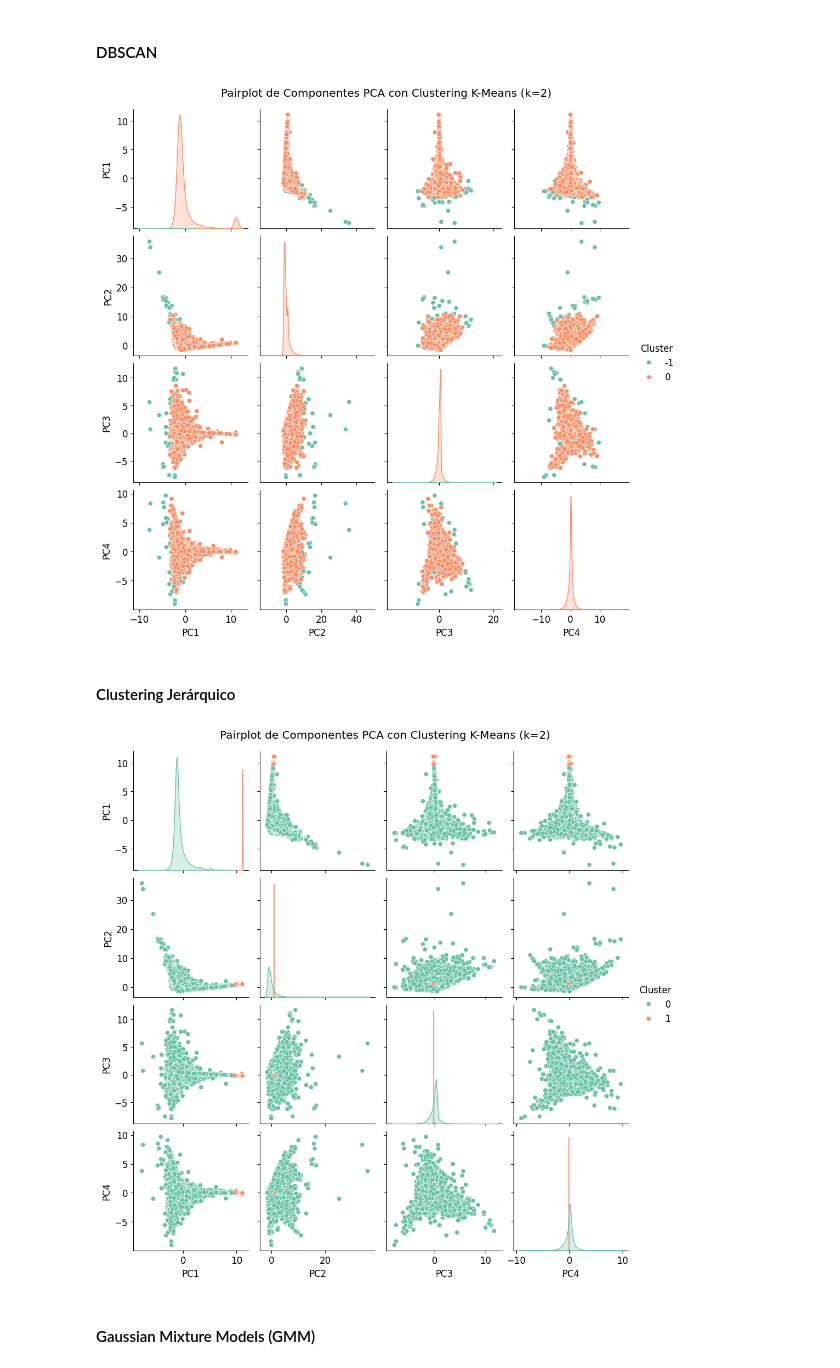
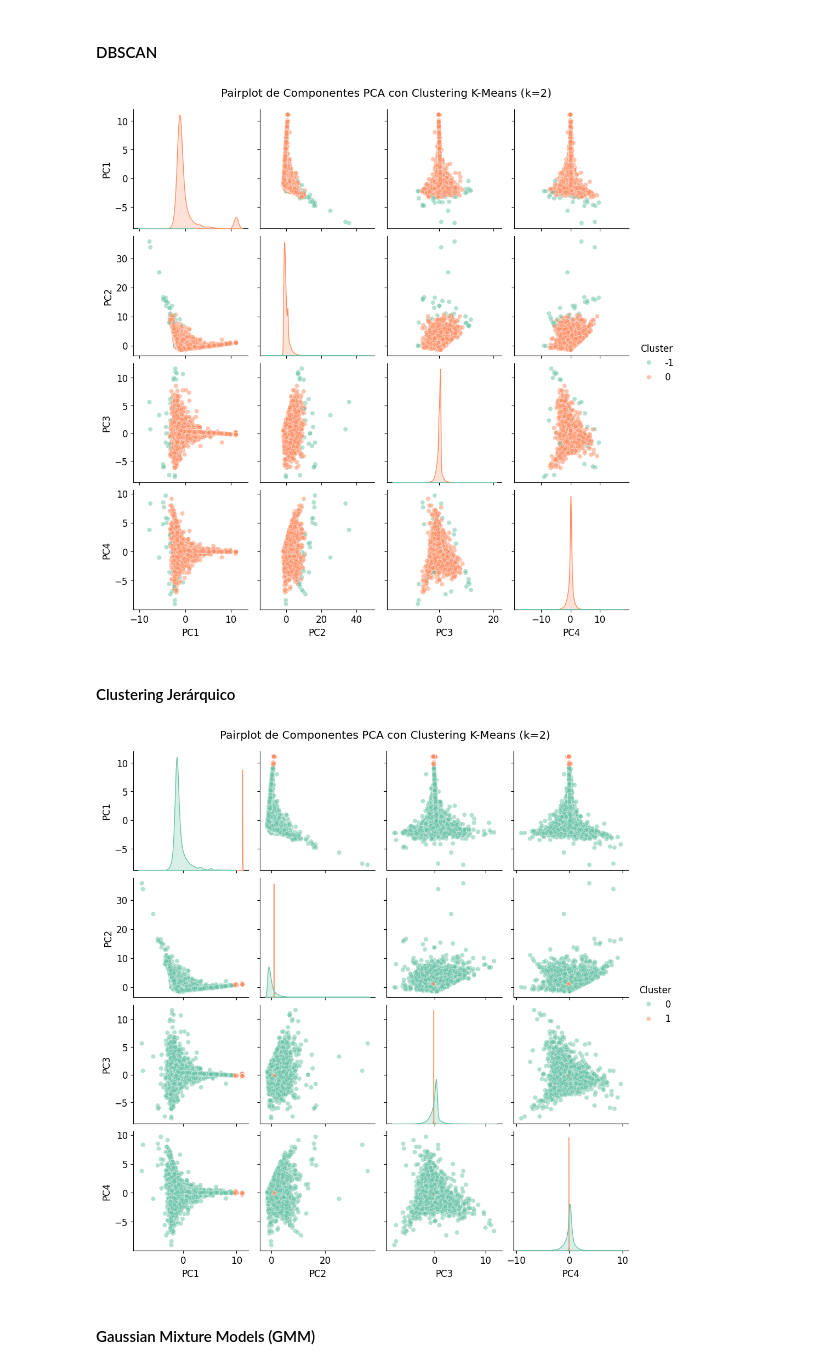
Before and after one commit to Mrldmz/AED-P3, a Jupyter notebook: main.ipynb, the cells around one changed output. Drawn from its saved outputs; the diff is of its cells as text; code cells hidden in the pictures.

```diff
--- a/main.ipynb
+++ b/main.ipynb
@@ -639,28 +639,28 @@ dbscan_labels = dbscan.fit_predict(scaled_df)
 pca_df['Cluster'] = dbscan_labels
 
 # Pairplot de las 4 componentes con color por cluster
-sns.pairplot(pca_df, vars=['PC1', 'PC2', 'PC3', 'PC4'], hue='Cluster', palette='Set2', diag_kind='kde')
+sns.pairplot(pca_df, vars=['PC1', 'PC2', 'PC3', 'PC4'], hue='Cluster', palette='Set2', diag_kind='kde', plot_kws={'alpha': 0.5})
 plt.suptitle("Pairplot de Componentes PCA con Clustering K-Means (k=2)", y=1.02)
 plt.show()
 # %% [output]
-[figure, old version]
+[figure, new version]
 # %% [markdown]
 #### Clustering Jerárquico
 # %%
 from sklearn.cluster import AgglomerativeClustering
 
 agglo = AgglomerativeClustering(n_clusters=2)
 agglo_labels = agglo.fit_predict(scaled_df)
 
 # Asegurarse de tener los clusters como columna en el DataFrame
 pca_df['Cluster'] = agglo_labels
 
 # Pairplot de las 4 componentes con color por cluster
-sns.pairplot(pca_df, vars=['PC1', 'PC2', 'PC3', 'PC4'], hue='Cluster', palette='Set2', diag_kind='kde')
+sns.pairplot(pca_df, vars=['PC1', 'PC2', 'PC3', 'PC4'], hue='Cluster', palette='Set2', diag_kind='kde', plot_kws={'alpha': 0.5})
 plt.suptitle("Pairplot de Componentes PCA con Clustering K-Means (k=2)", y=1.02)
 plt.show()
 # %% [output]
-[figure, old version]
+[figure, new version]
 # %% [markdown]
 #### Gaussian Mixture Models (GMM)
 # %%
```
Also changed, not shown: parts of 2 cells of this notebook.
